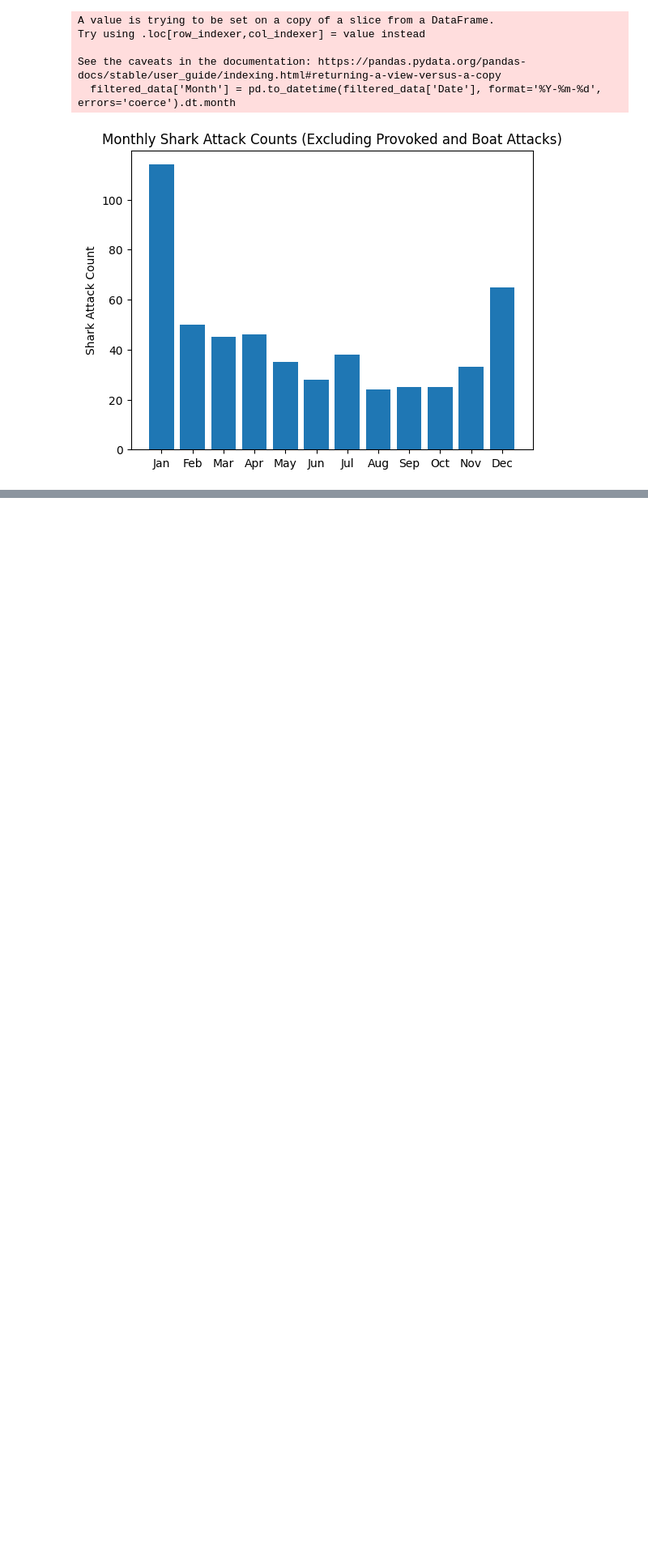
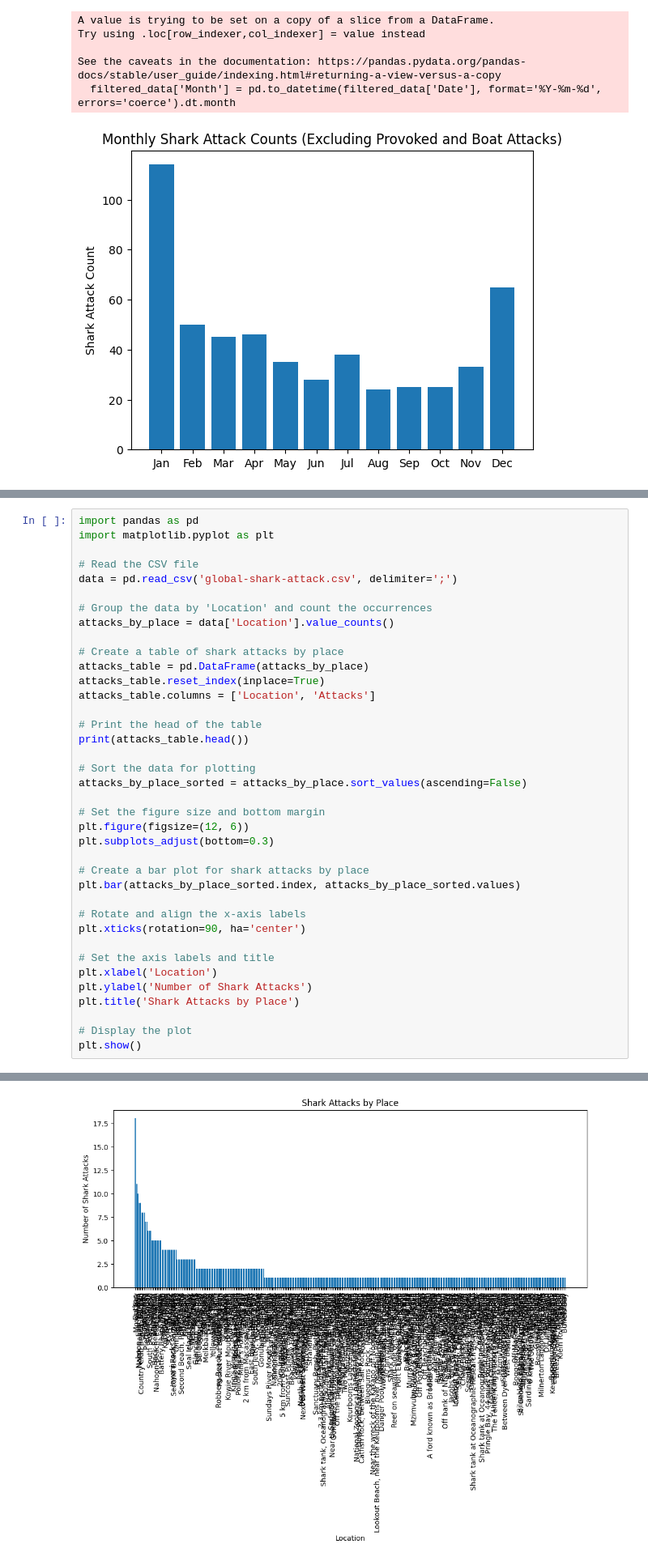
Before and after one commit to LIdeVries/South_Africa_shark_attacks, a Jupyter notebook: date_attacks.ipynb, the cells around one changed output, grey strips where cells are left out. Shown: that part at 81% size. Cells and saved outputs as stored; diff of their text form; blank space fills up the shorter version.

```diff
--- a/date_attacks.ipynb
+++ b/date_attacks.ipynb
@@ -108,0 +168,39 @@ See the caveats in the documentation: https://pandas.pydata.org/pandas-docs/stab
+# %%
+import pandas as pd
+import matplotlib.pyplot as plt
+
+# Read the CSV file
+data = pd.read_csv('global-shark-attack.csv', delimiter=';')
+
+# Group the data by 'Location' and count the occurrences
+attacks_by_place = data['Location'].value_counts()
+
+# Create a table of shark attacks by place
+attacks_table = pd.DataFrame(attacks_by_place)
+attacks_table.reset_index(inplace=True)
+attacks_table.columns = ['Location', 'Attacks']
+
+# Print the head of the table
+print(attacks_table.head())
+
+# Sort the data for plotting
+attacks_by_place_sorted = attacks_by_place.sort_values(ascending=False)
+
+# Set the figure size and bottom margin
+plt.figure(figsize=(12, 6))
+plt.subplots_adjust(bottom=0.3)
+
+# Create a bar plot for shark attacks by place
+plt.bar(attacks_by_place_sorted.index, attacks_by_place_sorted.values)
+
+# Rotate and align the x-axis labels
+plt.xticks(rotation=90, ha='center')
+
+# Set the axis labels and title
+plt.xlabel('Location')
+plt.ylabel('Number of Shark Attacks')
+plt.title('Shark Attacks by Place')
+
+# Display the plot
+plt.show()
+# %% [output]
@@ -108,0 +213 @@ See the caveats in the documentation: https://pandas.pydata.org/pandas-docs/stab
+[figure, added]
```
Also changed, not shown: parts of 2 cells of this notebook, 1 other file.
